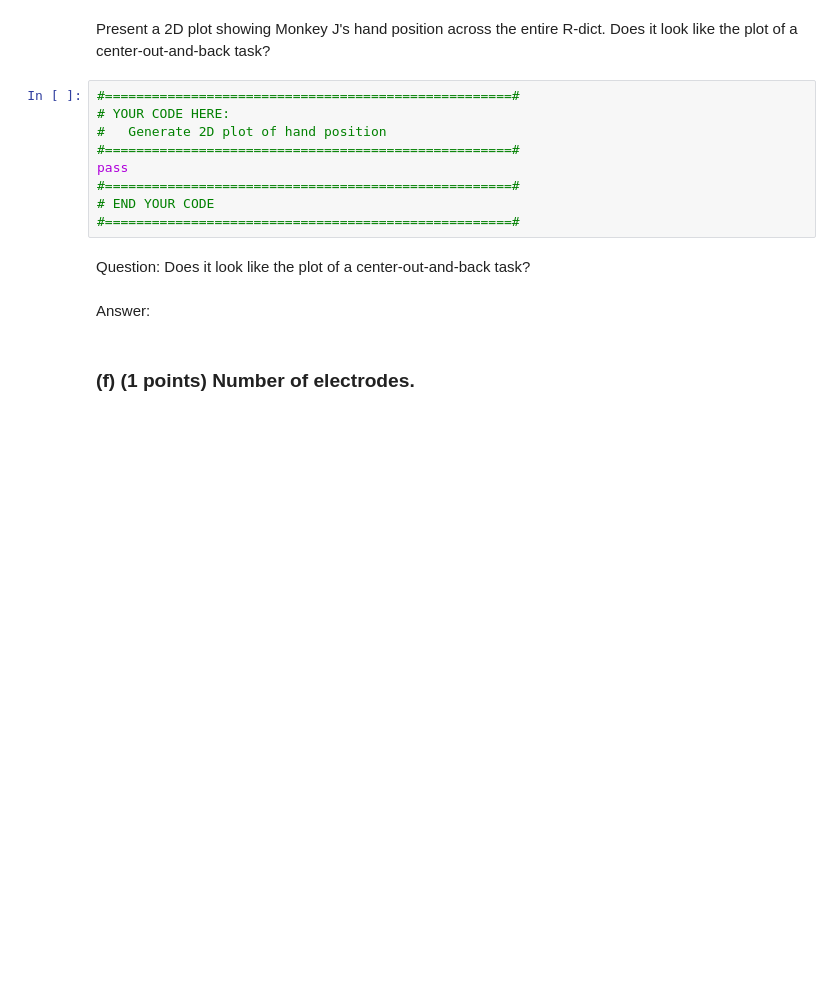
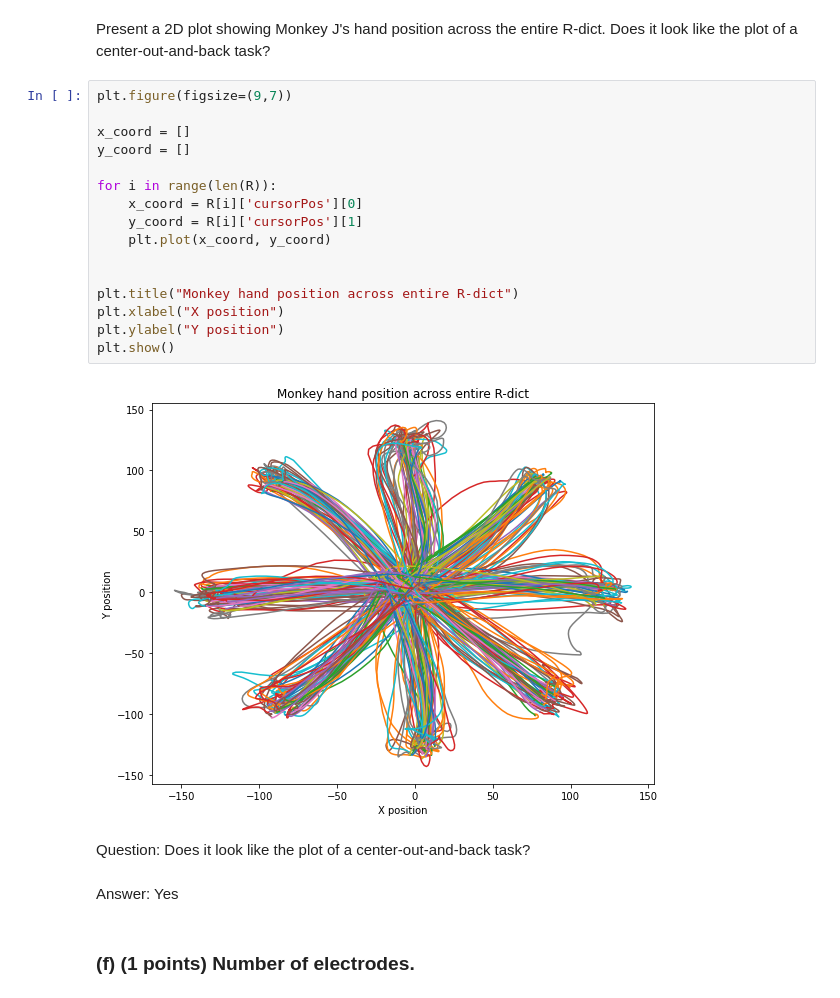
Before and after one commit to sofiagilardini/UCLA_243A, a Jupyter notebook: hw6/hw6p1.ipynb, the cells around one changed output. Drawn from its saved outputs; the diff is of its cells as text; blank space fills up the shorter version.

```diff
--- a/hw6/hw6p1.ipynb
+++ b/hw6/hw6p1.ipynb
@@ -123,19 +130,28 @@ Answer:
 ### (e) (1 points) Reach trajectories.
 # %% [markdown]
 Present a 2D plot showing Monkey J's hand position across the entire R-dict. Does it look like the plot of a center-out-and-back task?
-# %%
-#====================================================#
-# YOUR CODE HERE:
-#   Generate 2D plot of hand position
-#====================================================#
-pass
-#====================================================#
-# END YOUR CODE
-#====================================================#
+# %%
+plt.figure(figsize=(9,7))
+
+x_coord = []
+y_coord = []
+
+for i in range(len(R)):
+    x_coord = R[i]['cursorPos'][0]
+    y_coord = R[i]['cursorPos'][1]
+    plt.plot(x_coord, y_coord)
+
+
+plt.title("Monkey hand position across entire R-dict")
+plt.xlabel("X position")
+plt.ylabel("Y position")
+plt.show()
+# %% [output]
+[figure, added]
 # %% [markdown]
 Question: Does it look like the plot of a center-out-and-back task?
 # %% [markdown]
-Answer:
+Answer: Yes
 # %% [markdown]
 ### (f) (1 points) Number of electrodes.
 # %% [markdown]
```
Also changed, not shown: parts of 20 cells of this notebook.
